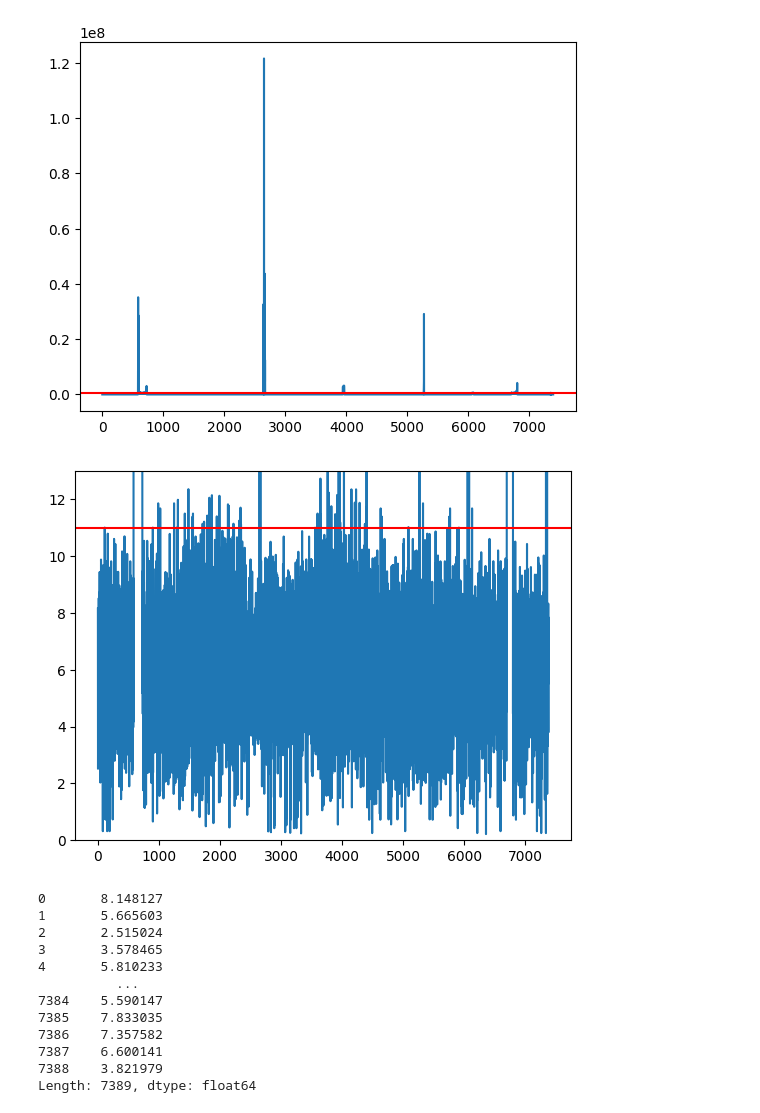
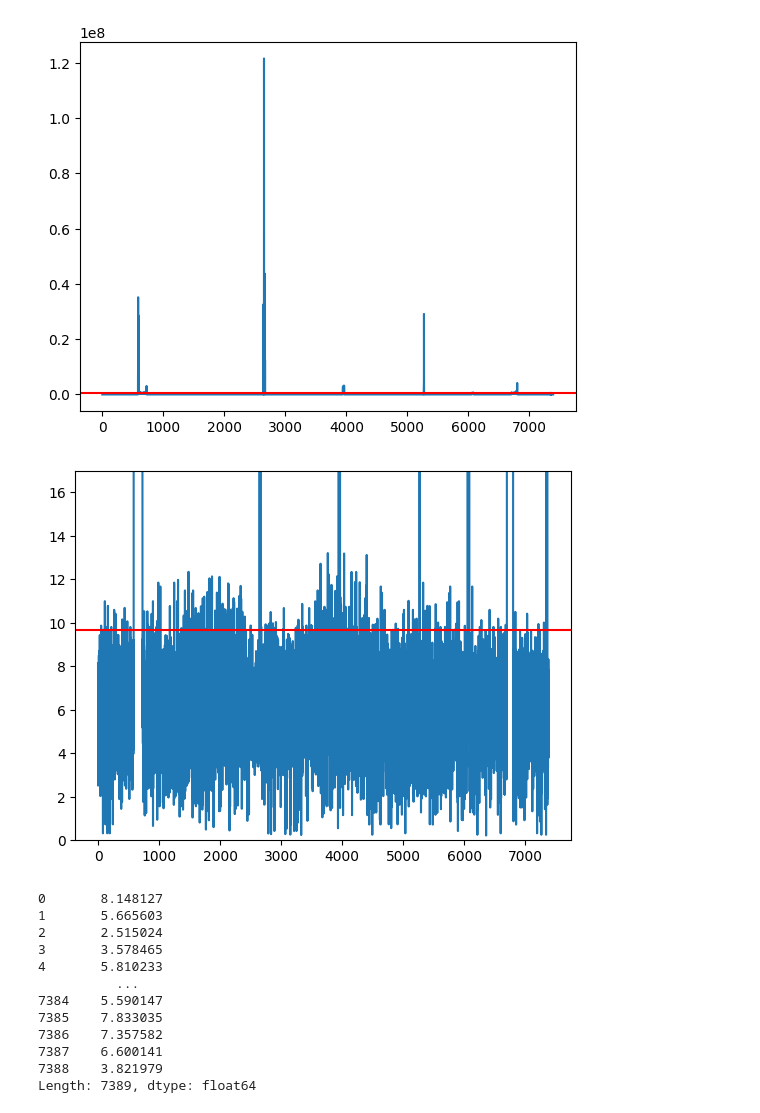
Before and after one commit to Jjineeq/Anomaly-Detection, a Jupyter notebook: toy_project/CBM.ipynb, the cells around one changed output. Cells and saved outputs as stored; diff of their text form; code cells hidden in the pictures.

```diff
--- a/toy_project/CBM.ipynb
+++ b/toy_project/CBM.ipynb
@@ -193,12 +193,11 @@ plt.axhline(bootstrap_limit(pd.DataFrame(hotell_result_te).T.min(axis=1)), color
 [figure]
 # %%
 pd.DataFrame(hotell_result_te).T.min(axis=1).plot()
-plt.axhline(bootstrap_limit(pd.DataFrame(hotell_result_te).T.min(axis=1)), color ='r')
-plt.ylim(0,13)
-plt.axhline(11, color='r')
+plt.axhline(bootstrap_limit(pd.DataFrame(hotell_result).T.min(axis=1)), color ='r')
+plt.ylim(0,17)
 plt.show()
 # %% [output]
-[figure, old version]
+[figure, new version]
 # %%
 pd.DataFrame(hotell_result_te).T.min(axis=1)
 # %% [output]
```
Also changed, not shown: parts of 21 cells of this notebook.
